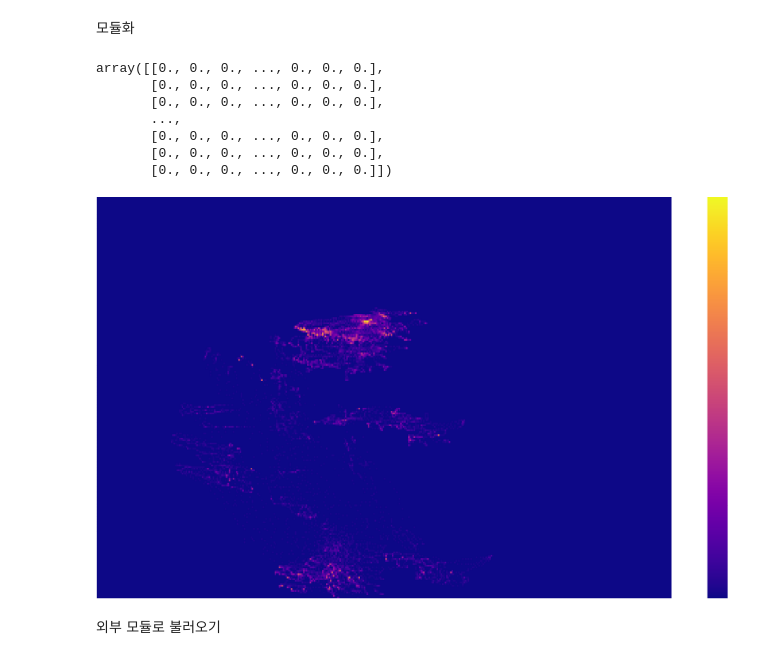
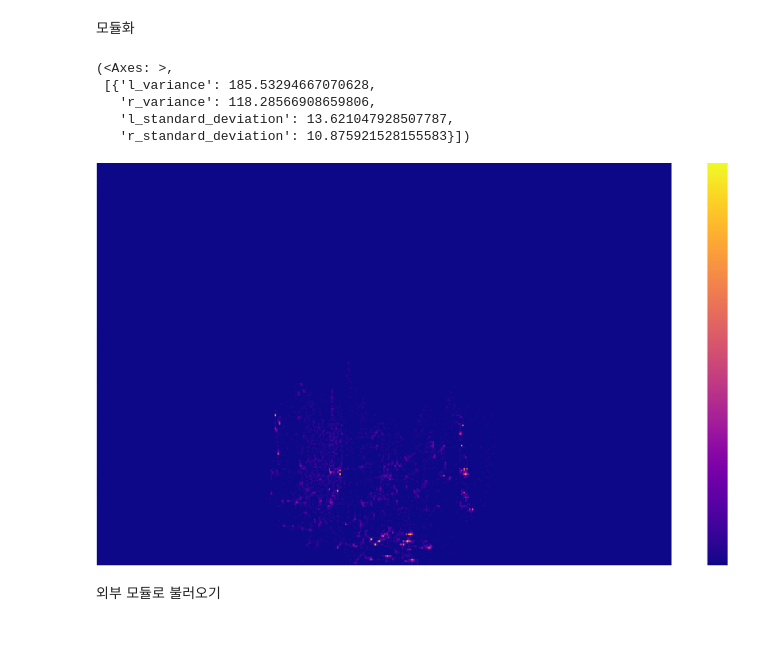
Before and after one commit to YouTube-non-language/YouTube_non_language, a Jupyter notebook: Minsu/AWS/heatmap.ipynb, the cells around one changed output. Saved outputs shown, nothing was run; the diff lists cells and outputs as text; code cells hidden in the pictures.

```diff
--- a/Minsu/AWS/heatmap.ipynb
+++ b/Minsu/AWS/heatmap.ipynb
@@ -44,20 +44,25 @@ def rds_heatmap_720(table_name : str, teacher : str, book_name : str, lecture_nu
     Input
         1) table_name (str) :
             RDS에서 히트맵을 만들 테이블 이름
+
         2) teacher (str) :
             RDS에서 히트맵을 만들고 싶은 선생님의 이름
+
         3) book_name (str) :
             RDS에서 히트맵을 만들고 싶은 책의 이름
+
         4) lecture_num (int) :
             RDS에서 히트맵을 만들고 싶은 강의 번호
+
         5) only_hand (bool) :
             손을 포함한 상반신 전체와 오직 손만 선택
+
         6) resolution (int) :
             히트맵의 해상도 조절 1 / resolution
     Output
-        1) heatmap (numpy.ndarray) :
-            히트맵 그래프를 그릴수 있는 넘파이 배열
-        1) hand_list (dict) :
+        1) heatmap :
+            히트맵 그래프
+        2) hand_list (dict) :
             양 팔의 어깨와 손목의 거리들의 분산과 표준 편차
     """
     if only_hand == True:
@@ -92,7 +97,7 @@ def rds_heatmap_720(table_name : str, teacher : str, book_name : str, lecture_nu
     plt.subplots(figsize=(int(640), int(360)), dpi=4)
 
     # 히트맵 생성
-    heatmap = np.zeros(heatmap_size)
+    np_heatmap = np.zeros(heatmap_size)
 
     # 히트맵에 좌표 추가
     for frame_data in data:
@@ -101,10 +106,10 @@ def rds_heatmap_720(table_name : str, teacher : str, book_name : str, lecture_nu
             y = int(frame_data[i + 1] / resolution)
 
             if 0 <= x < heatmap_size[1] and 0 <= y < heatmap_size[0]:
-                heatmap[y, x] += 1  # 해당 좌표의 값을 1씩 증가시킴
+                np_heatmap[y, x] += 1  # 해당 좌표의 값을 1씩 증가시킴
 
     # 히트맵 그리기 ('viriresolution', 'plasma', 'inferno', 'magma')
-    sns.heatmap(heatmap, cmap = 'plasma')
+    heatmap = sns.heatmap(np_heatmap, cmap = 'plasma')
 
     # 연결 닫기
     cursor.close()
@@ -173,21 +178,19 @@ def calculate_standard_deviation(variance : int or float) -> float :
 # %%
 # 조회할 테이블 이름
 table_name = "VIDEO_FEATURE_LMP_test"
 teacher = "손석민"
 book_name = "EBS중학뉴런수학2(상)"
 lecture_num = 1
-# only_hand = True
+only_hand = True
 
 rds_heatmap_720(table_name, teacher, book_name, lecture_num, only_hand)
 # %% [output]
-array([[0., 0., 0., ..., 0., 0., 0.],
-       [0., 0., 0., ..., 0., 0., 0.],
-       [0., 0., 0., ..., 0., 0., 0.],
-       ...,
-       [0., 0., 0., ..., 0., 0., 0.],
-       [0., 0., 0., ..., 0., 0., 0.],
-       [0., 0., 0., ..., 0., 0., 0.]])
+(<Axes: >,
+ [{'l_variance': 185.53294667070628,
+   'r_variance': 118.28566908659806,
+   'l_standard_deviation': 13.621047928507787,
+   'r_standard_deviation': 10.875921528155583}])
-[figure, old version]
+[figure, new version]
 # %% [markdown]
 외부 모듈로 불러오기
 # %%
```
Also changed, not shown: parts of 2 cells of this notebook, 3 other files.
